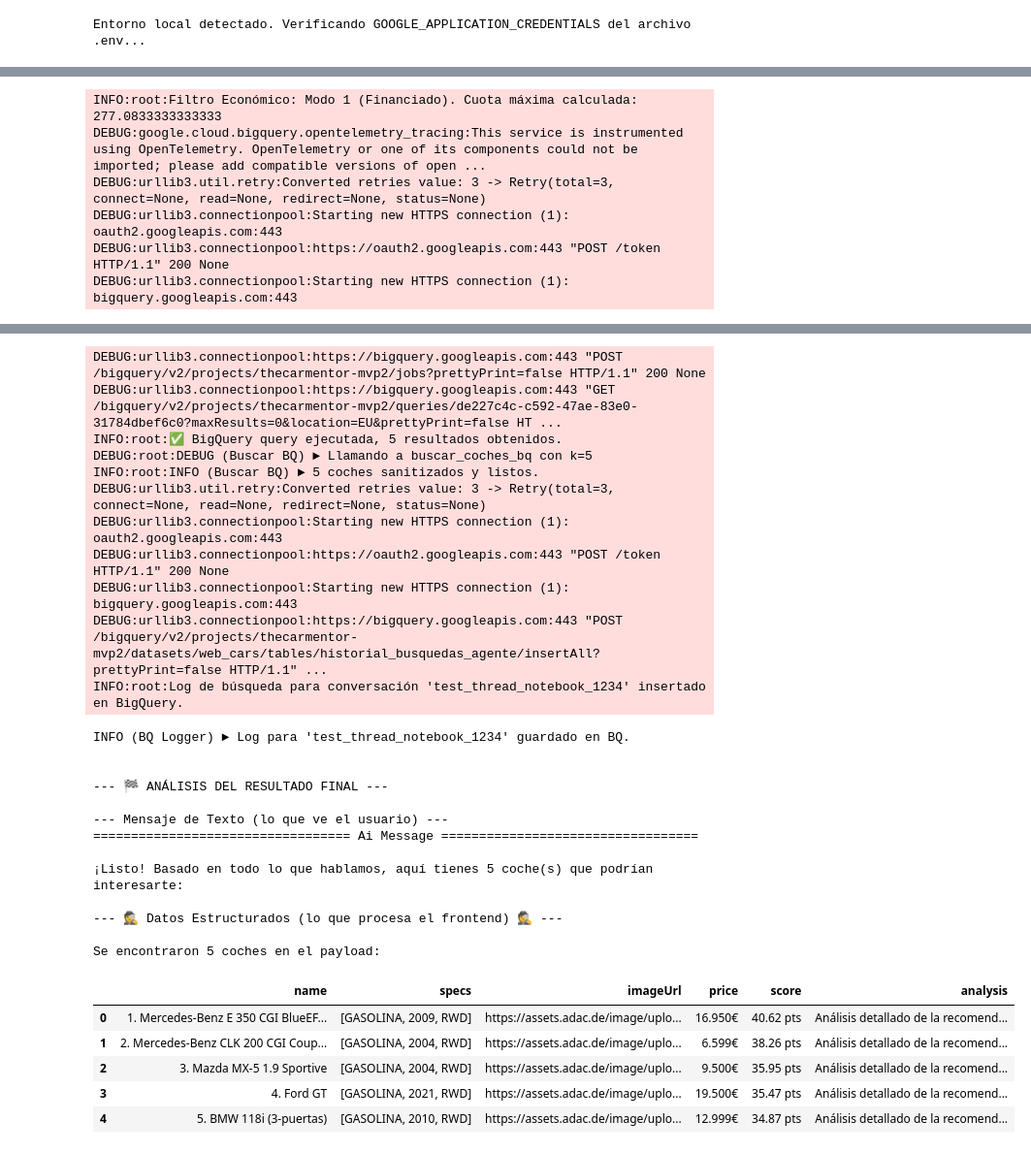
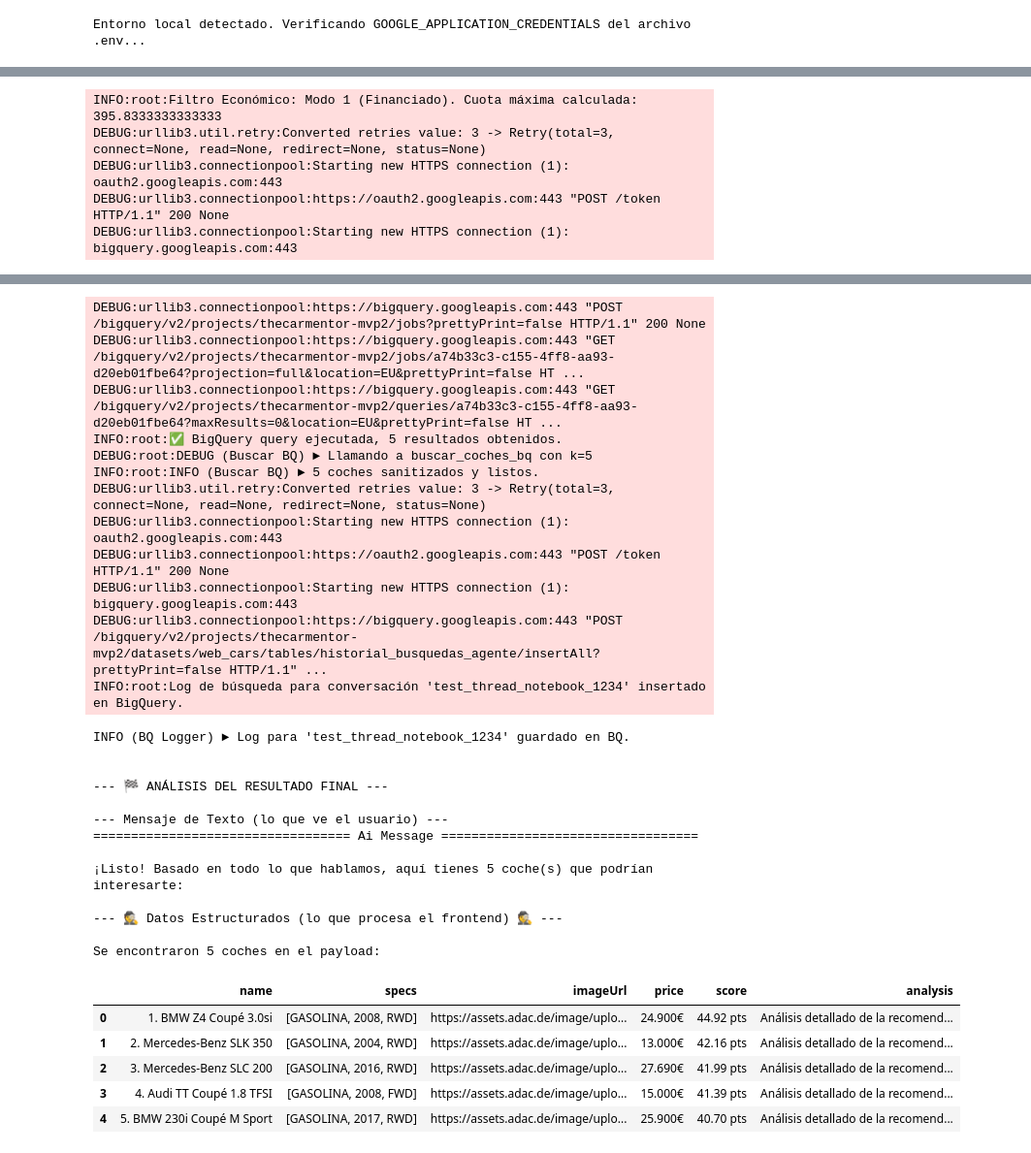
Before and after one commit to Gandrex87/MVP_CARMENTOR, a Jupyter notebook: bigquery_tools_prueba.ipynb, the cells around one changed output, grey strips where cells are left out. Shown: that part at 97% size. Cells and saved outputs as stored; diff of their text form; code cells hidden in the pictures.

```diff
--- a/bigquery_tools_prueba.ipynb
+++ b/bigquery_tools_prueba.ipynb
@@ -96,12 +96,12 @@ if PERFIL_A_PROBAR == "PERFIL":
 
     test_economia_usuario = EconomiaUsuario(
     presupuesto_definido=False,  # <-- El equivalente a 'modo=1'asesoramiento,
-    ingresos=35000.0,
-    ahorro=20000.0,
+    ingresos=50000.0,
+    ahorro=50000.0,
     pago_contado=None,
     cuota_max=None,
     entrada=None,
-    anos_posesion=8
+    #anos_posesion=8
     ) #26.900 al contado
 
 
@@ -272,8 +272,7 @@ DEBUG (Filtros) ► Preferencias e info_clima disponibles. Construyendo filtros.
 --- Ejecutando Nodo: formatear_tabla_resumen_node ---
 
 8. 🚀 Ejecutando Búsqueda Final en BigQuery...
-INFO:root:Filtro Económico: Modo 1 (Financiado). Cuota máxima calculada: 277.0833333333333
-DEBUG:google.cloud.bigquery.opentelemetry_tracing:This service is instrumented using OpenTelemetry. OpenTelemetry or one of its components could not be imported; please add compatible versions of open ...
+INFO:root:Filtro Económico: Modo 1 (Financiado). Cuota máxima calculada: 395.8333333333333
 DEBUG:urllib3.util.retry:Converted retries value: 3 -> Retry(total=3, connect=None, read=None, redirect=None, status=None)
 DEBUG:urllib3.connectionpool:Starting new HTTPS connection (1): oauth2.googleapis.com:443
 DEBUG:urllib3.connectionpool:https://oauth2.googleapis.com:443 "POST /token HTTP/1.1" 200 None
@@ -292,39 +291,40 @@ DEBUG:urllib3.connectionpool:Starting new HTTPS connection (1): bigquery.googlea
             COALESCE(SAFE_DIVIDE(COALESCE(ancho, 1410.0) - 1410.0, NULLIF(2164.0 - 1410.0, 0)), 0) AS ancho_scaled,
 ... (277 lines left out)
 
 --- 📦 Parameters Enviados a BigQuery ---
 [{'name': 'peso_estetica', 'value': 0.03976920007985915, 'type': 'FLOAT64'}, {'name': 'peso_premium', 'value': 0.040011944145186, 'type': 'FLOAT64'}, {'name': 'peso_singular', 'value': 0.0399279599928 ...
 -------------------------------------------------
 DEBUG:urllib3.connectionpool:https://bigquery.googleapis.com:443 "POST /bigquery/v2/projects/thecarmentor-mvp2/jobs?prettyPrint=false HTTP/1.1" 200 None
-DEBUG:urllib3.connectionpool:https://bigquery.googleapis.com:443 "GET /bigquery/v2/projects/thecarmentor-mvp2/queries/de227c4c-c592-47ae-83e0-31784dbef6c0?maxResults=0&location=EU&prettyPrint=false HT ...
+DEBUG:urllib3.connectionpool:https://bigquery.googleapis.com:443 "GET /bigquery/v2/projects/thecarmentor-mvp2/jobs/a74b33c3-c155-4ff8-aa93-d20eb01fbe64?projection=full&location=EU&prettyPrint=false HT ...
+DEBUG:urllib3.connectionpool:https://bigquery.googleapis.com:443 "GET /bigquery/v2/projects/thecarmentor-mvp2/queries/a74b33c3-c155-4ff8-aa93-d20eb01fbe64?maxResults=0&location=EU&prettyPrint=false HT ...
 INFO:root:✅ BigQuery query ejecutada, 5 resultados obtenidos.
 DEBUG:root:DEBUG (Buscar BQ) ► Llamando a buscar_coches_bq con k=5
 INFO:root:INFO (Buscar BQ) ► 5 coches sanitizados y listos.
 DEBUG:urllib3.util.retry:Converted retries value: 3 -> Retry(total=3, connect=None, read=None, redirect=None, status=None)
 DEBUG:urllib3.connectionpool:Starting new HTTPS connection (1): oauth2.googleapis.com:443
 DEBUG:urllib3.connectionpool:https://oauth2.googleapis.com:443 "POST /token HTTP/1.1" 200 None
 DEBUG:urllib3.connectionpool:Starting new HTTPS connection (1): bigquery.googleapis.com:443
 DEBUG:urllib3.connectionpool:https://bigquery.googleapis.com:443 "POST /bigquery/v2/projects/thecarmentor-mvp2/datasets/web_cars/tables/historial_busquedas_agente/insertAll?prettyPrint=false HTTP/1.1" ...
 INFO:root:Log de búsqueda para conversación 'test_thread_notebook_1234' insertado en BigQuery.
 INFO (BQ Logger) ► Log para 'test_thread_notebook_1234' guardado en BQ.
 
 
 --- 🏁 ANÁLISIS DEL RESULTADO FINAL ---
 
 --- Mensaje de Texto (lo que ve el usuario) ---
 ================================== Ai Message ==================================
 
 ¡Listo! Basado en todo lo que hablamos, aquí tienes 5 coche(s) que podrían interesarte:
 
 --- 🕵️ Datos Estructurados (lo que procesa el frontend) 🕵️ ---
 
 Se encontraron 5 coches en el payload:
 |  | name | specs | imageUrl | price | score | analysis |
-| 0 | 1. Mercedes-Benz E 350 CGI BlueEF... | [GASOLINA, 2009, RWD] | https://assets.adac.de/image/uplo... | 16.950€ | 40.62 pts | Análisis detallado de la recomend... |
-| 1 | 2. Mercedes-Benz CLK 200 CGI Coup... | [GASOLINA, 2004, RWD] | https://assets.adac.de/image/uplo... | 6.599€ | 38.26 pts | Análisis detallado de la recomend... |
-| 2 | 3. Mazda MX-5 1.9 Sportive | [GASOLINA, 2004, RWD] | https://assets.adac.de/image/uplo... | 9.500€ | 35.95 pts | Análisis detallado de la recomend... |
-| 3 | 4. Ford GT | [GASOLINA, 2021, RWD] | https://assets.adac.de/image/uplo... | 19.500€ | 35.47 pts | Análisis detallado de la recomend... |
-| 4 | 5. BMW 118i (3-puertas) | [GASOLINA, 2010, RWD] | https://assets.adac.de/image/uplo... | 12.999€ | 34.87 pts | Análisis detallado de la recomend... |
+| 0 | 1. BMW Z4 Coupé 3.0si | [GASOLINA, 2008, RWD] | https://assets.adac.de/image/uplo... | 24.900€ | 44.92 pts | Análisis detallado de la recomend... |
+| 1 | 2. Mercedes-Benz SLK 350 | [GASOLINA, 2004, RWD] | https://assets.adac.de/image/uplo... | 13.000€ | 42.16 pts | Análisis detallado de la recomend... |
+| 2 | 3. Mercedes-Benz SLC 200 | [GASOLINA, 2016, RWD] | https://assets.adac.de/image/uplo... | 27.690€ | 41.99 pts | Análisis detallado de la recomend... |
+| 3 | 4. Audi TT Coupé 1.8 TFSI | [GASOLINA, 2008, FWD] | https://assets.adac.de/image/uplo... | 15.000€ | 41.39 pts | Análisis detallado de la recomend... |
+| 4 | 5. BMW 230i Coupé M Sport | [GASOLINA, 2017, RWD] | https://assets.adac.de/image/uplo... | 25.900€ | 40.70 pts | Análisis detallado de la recomend... |
 # %%
 
 import pandas as pd
```
Also changed, not shown: parts of 2 cells of this notebook, 12 other files.
